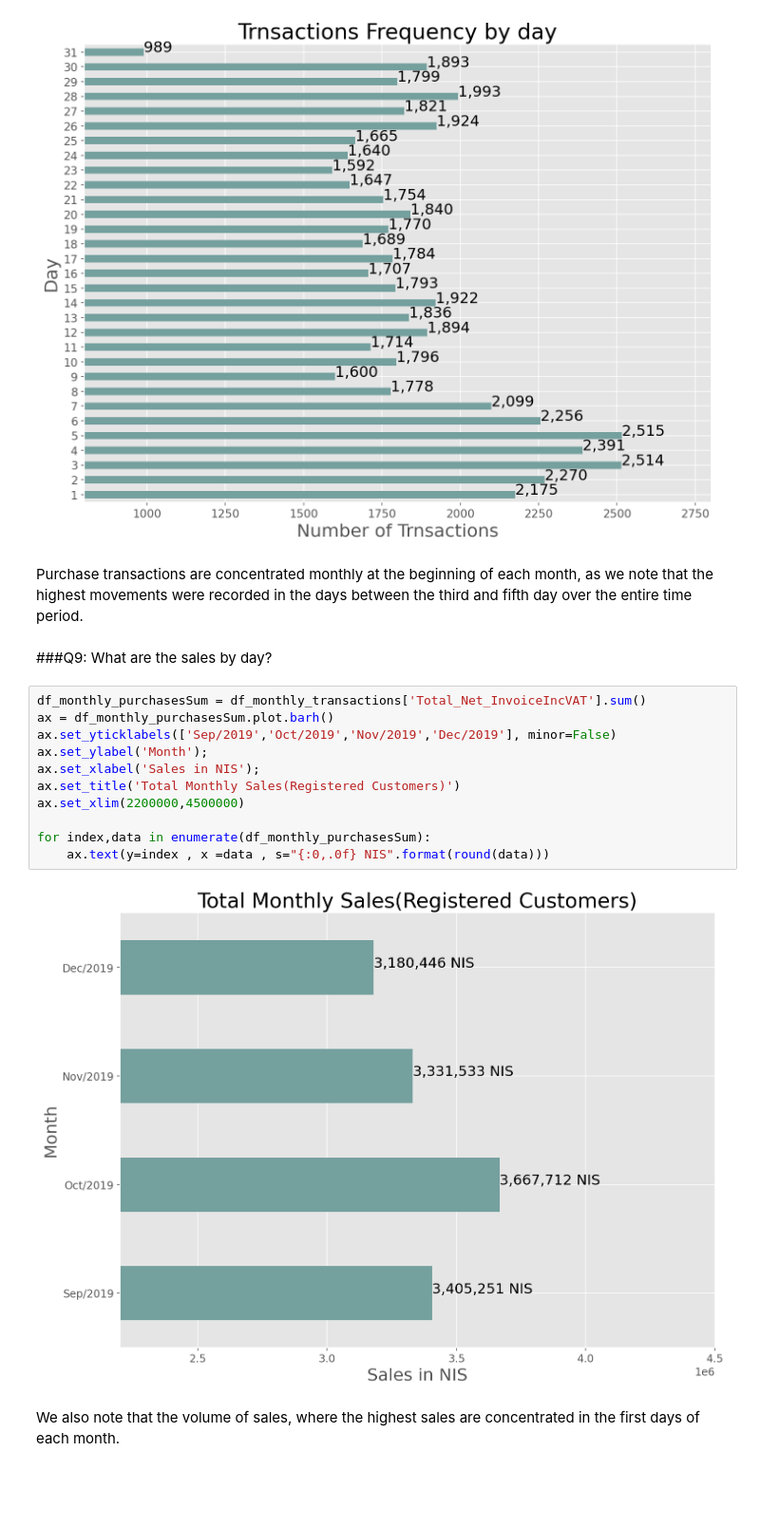
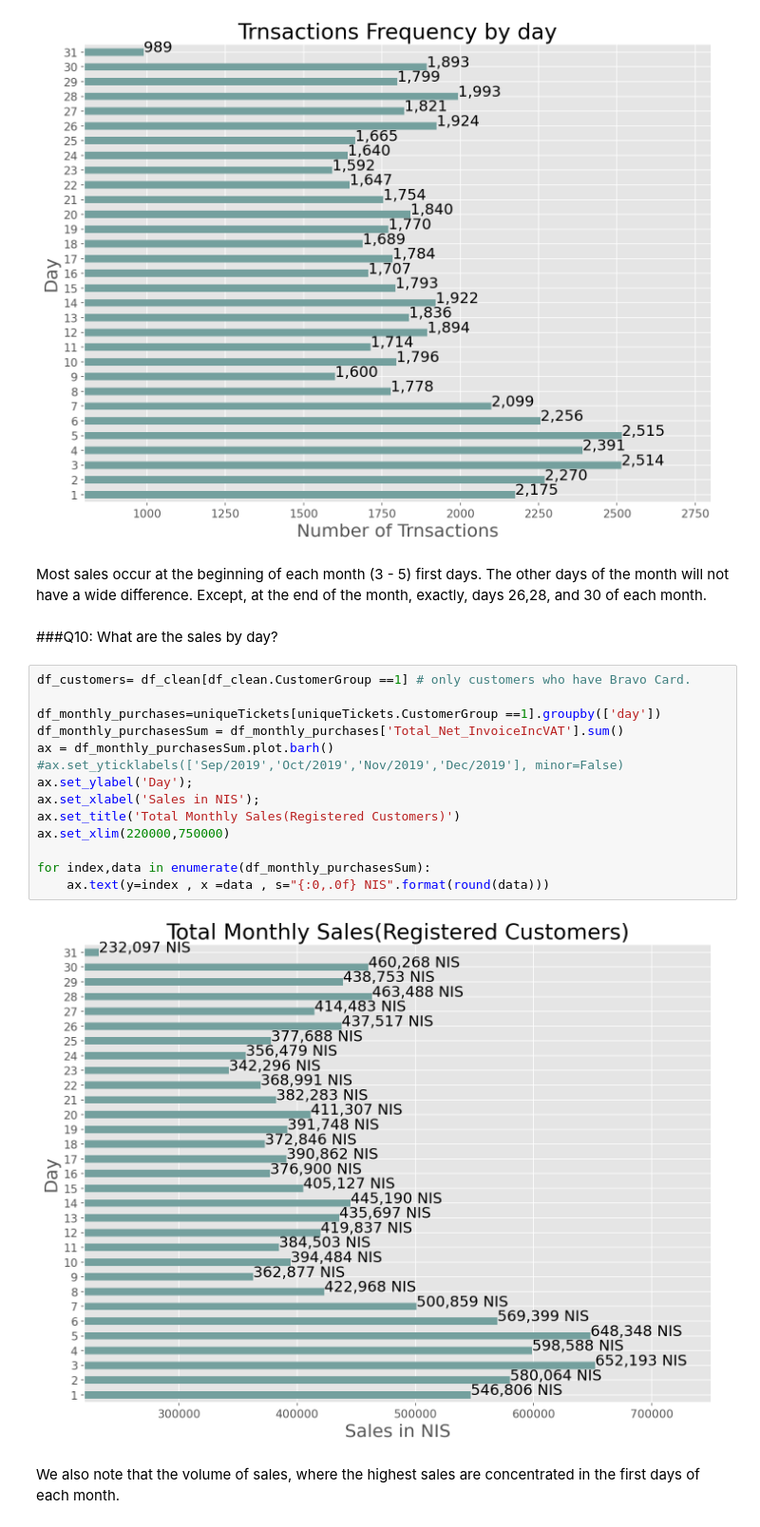
Before and after one commit to POS-Cross/Bravo-EDA, a Jupyter notebook: Bravo_EDA.ipynb, the cells around one changed output. Shown at 95% size. Drawn from its saved outputs; the diff is of its cells as text; blank space fills up the shorter version.

```diff
--- a/Bravo_EDA.ipynb
+++ b/Bravo_EDA.ipynb
@@ -515,23 +523,26 @@ for index,data in enumerate(df_daily_transactions_count):
     ax.text(y=index , x =data , s="{:0,.0f} ".format(data))
 # %% [output]
 [figure]
-# %% [markdown]
-Purchase transactions are concentrated monthly at the beginning of each month, as we note that the highest movements were recorded in the days between the third and fifth day over the entire time period.
+# %% [markdown]
+Most sales occur at the beginning of each month (3 - 5) first days. The other days of the month will not have a wide difference. Except, at the end of the month, exactly, days 26,28, and 30 of each month.
 # %% [markdown]
-###Q9: What are the sales by day?
+###Q10: What are the sales by day?
 # %%
-df_monthly_purchasesSum = df_monthly_transactions['Total_Net_InvoiceIncVAT'].sum()
+df_customers= df_clean[df_clean.CustomerGroup ==1] # only customers who have Bravo Card.
+
+df_monthly_purchases=uniqueTickets[uniqueTickets.CustomerGroup ==1].groupby(['day'])
+df_monthly_purchasesSum = df_monthly_purchases['Total_Net_InvoiceIncVAT'].sum()
 ax = df_monthly_purchasesSum.plot.barh()
-ax.set_yticklabels(['Sep/2019','Oct/2019','Nov/2019','Dec/2019'], minor=False)
-ax.set_ylabel('Month');
+#ax.set_yticklabels(['Sep/2019','Oct/2019','Nov/2019','Dec/2019'], minor=False)
+ax.set_ylabel('Day');
 ax.set_xlabel('Sales in NIS');
 ax.set_title('Total Monthly Sales(Registered Customers)')
-ax.set_xlim(2200000,4500000)
+ax.set_xlim(220000,750000)
 
 for index,data in enumerate(df_monthly_purchasesSum):
     ax.text(y=index , x =data , s="{:0,.0f} NIS".format(round(data)))
 # %% [output]
-[figure, old version]
+[figure, new version]
 # %% [markdown]
 We also note that the volume of sales, where the highest sales are concentrated in the first days of each month.
 # %% [markdown]
```
Also changed, not shown: parts of 25 cells of this notebook.
